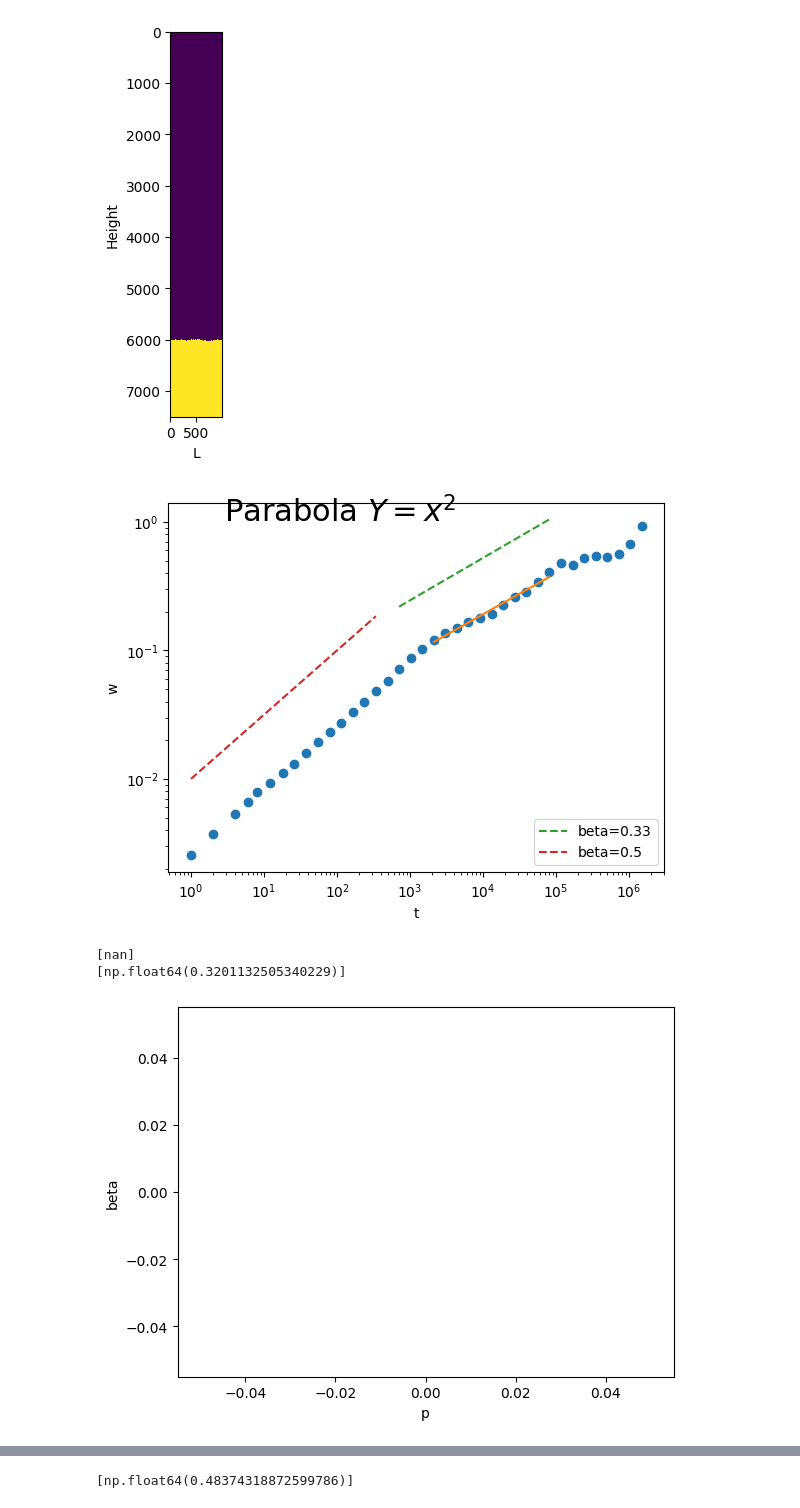
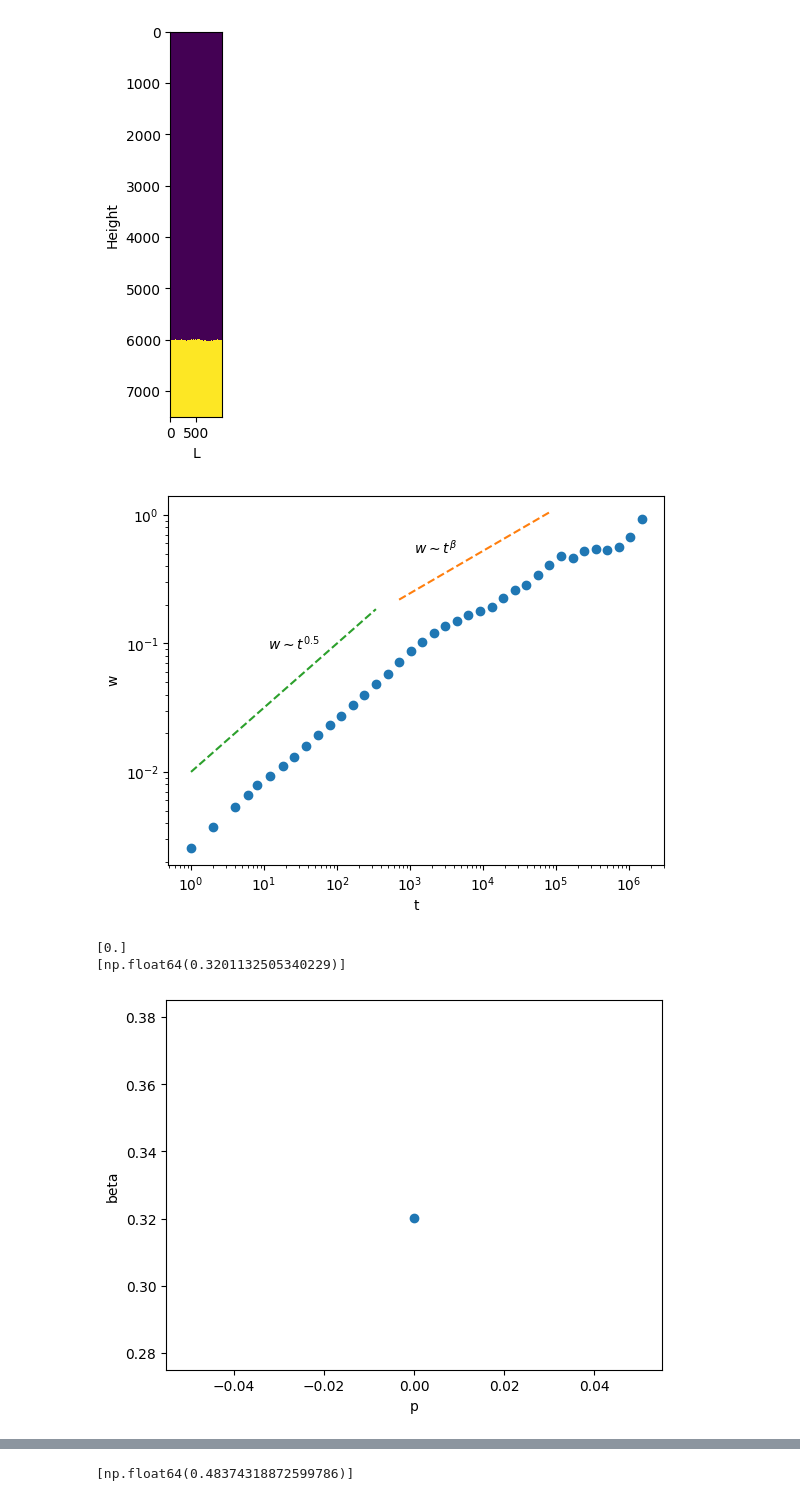
Before and after one commit to maxou2804/script_1D_Eden, a Jupyter notebook: render_graph.ipynb, the cells around one changed output, grey strips where cells are left out. Saved outputs shown, nothing was run; the diff lists cells and outputs as text; code cells hidden in the pictures.

Commit message:
test fpr pref proba done + render 2d de eden growth comme martin + graph de base avec legende

```diff
--- a/render_graph.ipynb
+++ b/render_graph.ipynb
@@ -732,7 +732,7 @@ width = 1000
 height= int((n_iterations/width)*5)
 print(f"height:{height}")
 n_snapshots= 40
-avg_cluster_size=0
+avg_cluster_size=1
 probabilities=[0]
 probabilities=np.array(probabilities)/avg_cluster_size
 # probabilities=[0,0.0005,0.001,0.005,0.00625]
@@ -833,7 +833,7 @@ plt.figure()
 for i in range(len(probabilities)):
     plt.loglog(lin_t[:],w_col[i][:],'o')
     res=np.polyfit(np.log10(lin_t[19:30]),np.log10(w_col[i][19:30]),1)
-    plt.loglog(lin_t[19:30],10**(np.log10((lin_t[19:30]))*res[0]+res[1]))
+   # plt.loglog(lin_t[19:30],10**(np.log10((lin_t[19:30]))*res[0]+res[1]))
     res_col.append(res[0])
     plt.xlabel('t')
     plt.ylabel('w')
@@ -841,10 +841,10 @@ for i in range(len(probabilities)):
 
 plt.loglog(lin_t[16:-8],10**(np.log10((lin_t[16:-8]))*0.33-1.6),'--',label='beta=0.33')
 plt.loglog(lin_t[0:15],10**(np.log10((lin_t[0:15]))*0.5-2),'--',label='beta=0.5')
-plt.text(np.log10(lin_t[16]), 1, 'Parabola $Y = x^2$', fontsize=22)
+plt.text(1000, 0.5, r' $w \sim t^{\beta}$', fontsize=10)
+plt.text(10, 0.09, r' $w \sim t^{0.5}$', fontsize=10)
 
 
-plt.legend()
 plt.show()
 print(probabilities)
 print(res_col)
@@ -902,35 +902,35 @@ plt.figure()
 for i in range(len(probabilities)):
     x = np.arange(len(snapshots_col[i][-1]))  # Spatial coordinates
 
     l,w=compute_avg_std_devs(snapshots_col[i][-1],num_points=100)
 
     plt.loglog(l,w,'o',label=f"p_constraint={probabilities[i]}")
     res=np.polyfit(np.log10(l[0:25]),np.log10(w[0:25]),1)
     res_collection.append(res[0])
 
 
     plt.loglog(l,10**(np.log10(l)*res[0]+res[1]))
 plt.xlabel("L")
 plt.ylabel('w')
 plt.legend()
 plt.show()
 
 
 
 
 plt.figure()
 plt.plot(probabilities[:],res_collection[:],'o')
 plt.plot(probabilities[:],0.5*np.ones((len(probabilities[:]),1)))
 plt.plot(probabilities[:],0.55*np.ones((len(probabilities[:]),1)),'--')
 plt.plot(probabilities[:],0.45*np.ones((len(probabilities[:]),1)),'--')
 plt.xlabel("p")
 plt.ylabel('alpha')
 plt.show()
 
 print(res_collection)
 # %% [output]
-[figure, old version]
+[figure, new version]
-[nan]
+[0.]
 [np.float64(0.3201132505340229)]
-[figure, old version]
+[figure, new version]
 [figure]
```
Also changed, not shown: parts of 2 cells of this notebook, 4 other files.
